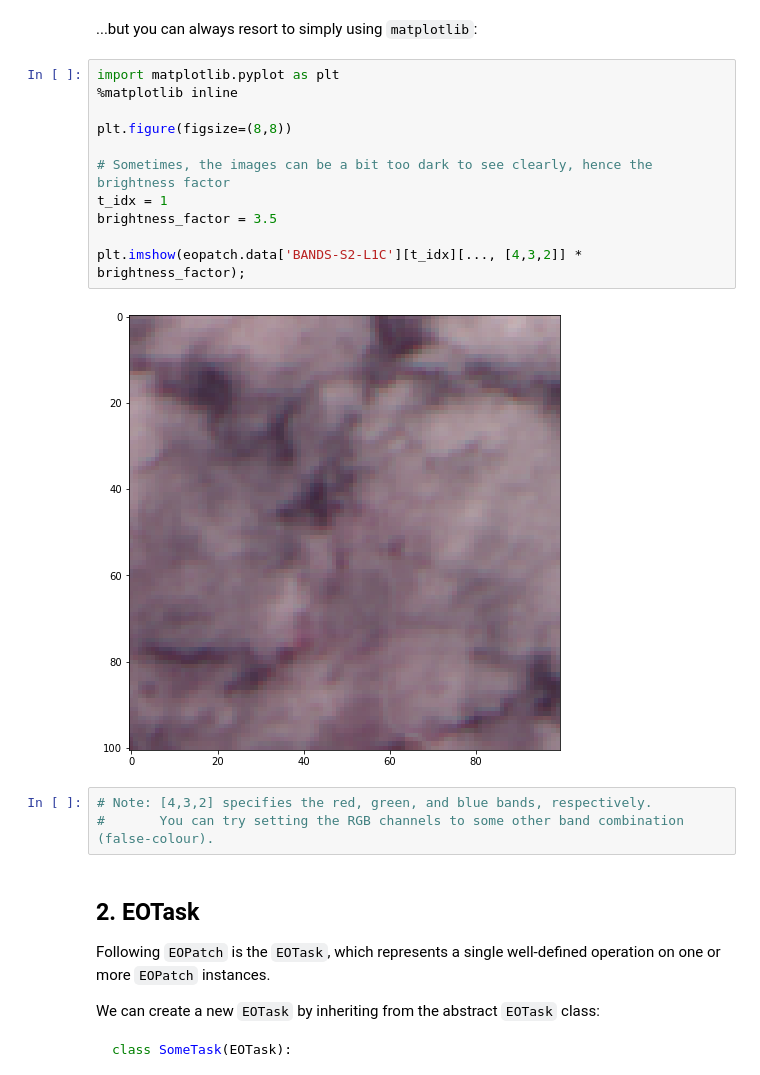
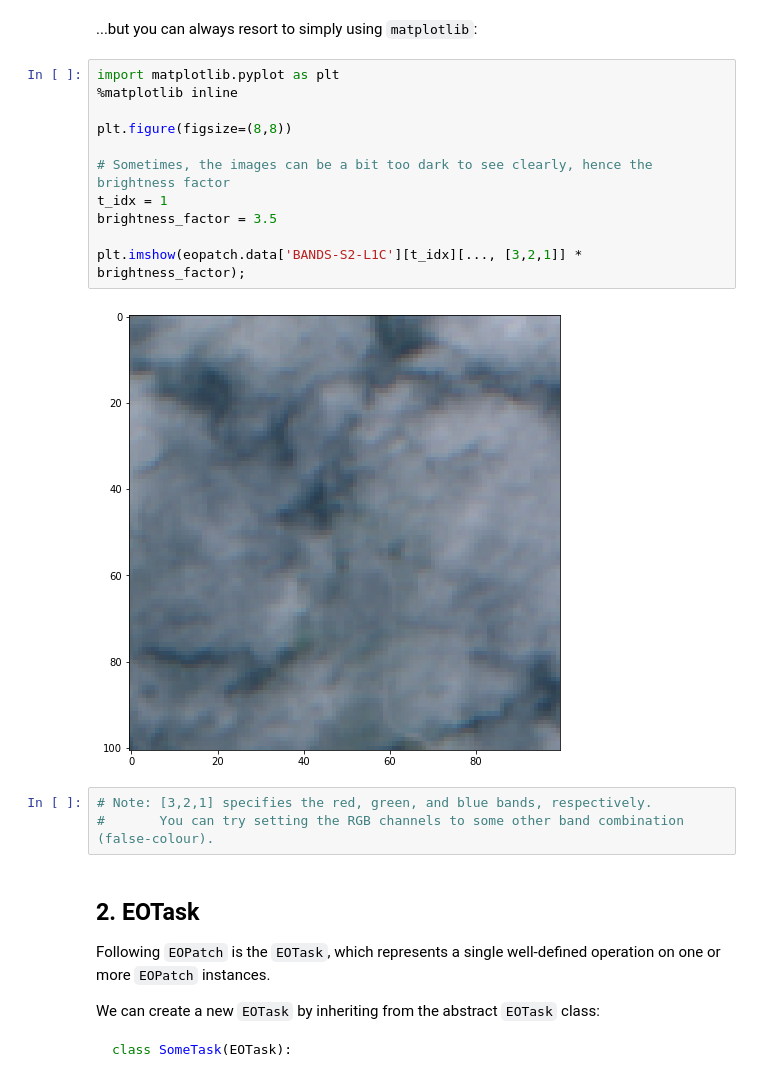
Before and after one commit to JernejPuc/eo-workshop, a Jupyter notebook: eow-part-2-eo-learn-basics.ipynb, the cells around one changed output. Cells and saved outputs as stored; diff of their text form.

```diff
--- a/eow-part-2-eo-learn-basics.ipynb
+++ b/eow-part-2-eo-learn-basics.ipynb
@@ -229,18 +233,18 @@ eopatch.plot((FeatureType.DATA, 'BANDS-S2-L1C'))
 # %%
 import matplotlib.pyplot as plt
 %matplotlib inline
 
 plt.figure(figsize=(8,8))
 
 # Sometimes, the images can be a bit too dark to see clearly, hence the brightness factor
 t_idx = 1
 brightness_factor = 3.5
 
-plt.imshow(eopatch.data['BANDS-S2-L1C'][t_idx][..., [4,3,2]] * brightness_factor);
+plt.imshow(eopatch.data['BANDS-S2-L1C'][t_idx][..., [3,2,1]] * brightness_factor);
 # %% [output]
-[figure, old version]
+[figure, new version]
 # %%
-# Note: [4,3,2] specifies the red, green, and blue bands, respectively.
+# Note: [3,2,1] specifies the red, green, and blue bands, respectively.
 #       You can try setting the RGB channels to some other band combination (false-colour).
 # %% [markdown]
 ## 2. EOTask
```
Also changed, not shown: parts of 5 cells of this notebook.
